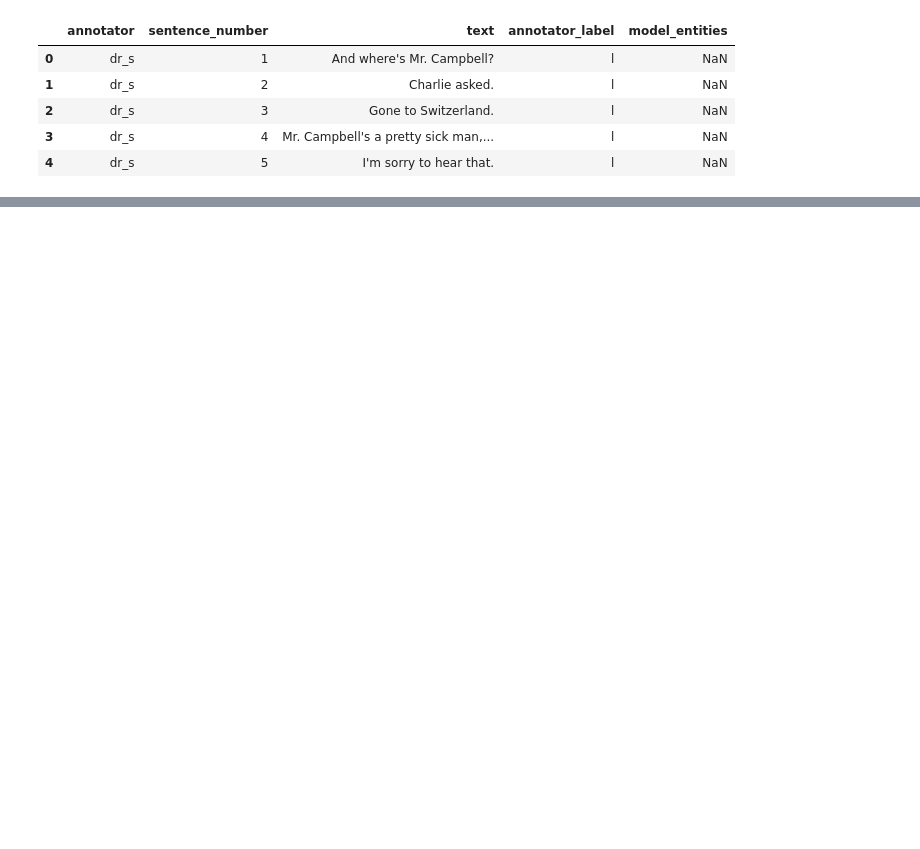
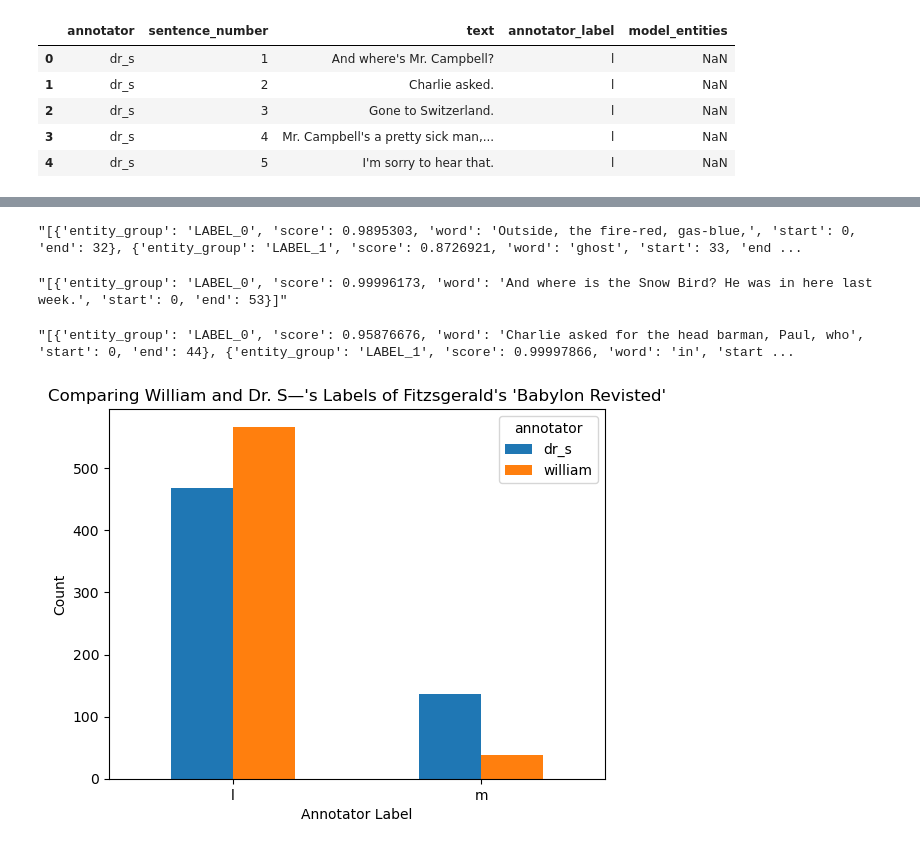
Before and after one commit to kspicer80/metaphor_playground, a Jupyter notebook: exploratory_data_analysis.ipynb, the cells around one changed output, grey strips where cells are left out. Saved outputs shown, nothing was run; the diff lists cells and outputs as text; code cells hidden in the pictures; blank space fills up the shorter version.

```diff
--- a/exploratory_data_analysis.ipynb
+++ b/exploratory_data_analysis.ipynb
@@ -15,0 +37,38 @@ df.head()
+# %%
+sentence_52_model_label = df.iloc[1263, 4]
+sentence_52_model_label
+# %% [output]
+"[{'entity_group': 'LABEL_0', 'score': 0.9895303, 'word': 'Outside, the fire-red, gas-blue,', 'start': 0, 'end': 32}, {'entity_group': 'LABEL_1', 'score': 0.8726921, 'word': 'ghost', 'start': 33, 'end ...
+# %%
+sentence_9_model_label = df.iloc[1220, 4]
+sentence_9_model_label
+# %% [output]
+"[{'entity_group': 'LABEL_0', 'score': 0.99996173, 'word': 'And where is the Snow Bird? He was in here last week.', 'start': 0, 'end': 53}]"
+# %%
+sentence_22_model_label = df.iloc[1234, 4]
+sentence_22_model_label
+# %% [output]
+"[{'entity_group': 'LABEL_0', 'score': 0.95876676, 'word': 'Charlie asked for the head barman, Paul, who', 'start': 0, 'end': 44}, {'entity_group': 'LABEL_1', 'score': 0.99997866, 'word': 'in', 'start ...
+# %%
+annotators_of_interest = ['dr_s', 'william']
+filtered_df = df[df['annotator'].isin(annotators_of_interest)]
+
+# group by 'annotator' and 'annotator_label' columns and count the occurrences of each label
+grouped = filtered_df.groupby(['annotator', 'annotator_label']).size().reset_index(name='counts')
+
+# pivot the data so that each annotator is a column
+pivoted = grouped.pivot(index='annotator_label', columns='annotator', values='counts')
+
+# create a bar plot
+pivoted.plot.bar()
+
+# add x and y labels
+plt.xlabel('Annotator Label')
+plt.xticks(rotation = 360)
+plt.ylabel('Count')
+plt.title("Comparing William and Dr. S—'s Labels of Fitzsgerald's 'Babylon Revisted'")
+
+# show plot
+plt.show()
+# %% [output]
+[figure, added]
```
Also changed, not shown: parts of 7 cells of this notebook.
